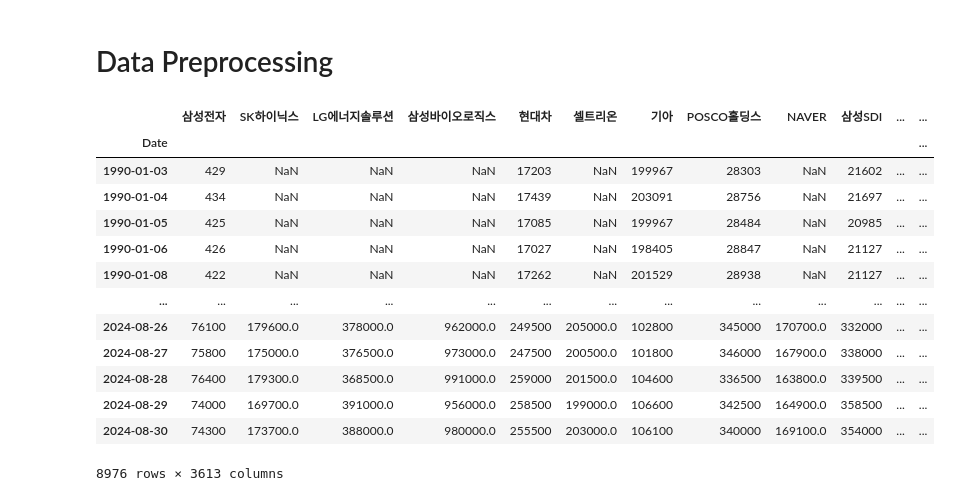
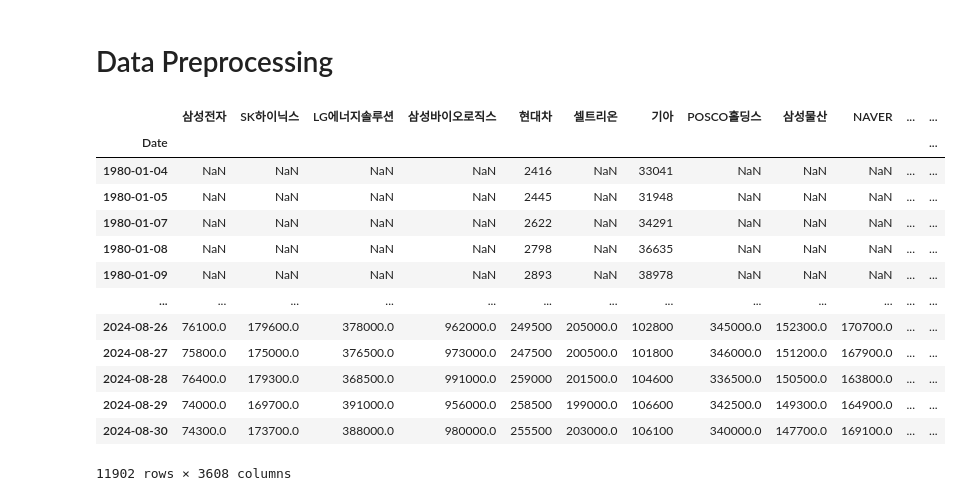
Before and after one commit to jaegu01/ml-stock-market, a Jupyter notebook: main copy.ipynb, the cells around one changed output. Cells and saved outputs as stored; diff of their text form; code cells hidden in the pictures.

```diff
--- a/main copy.ipynb
+++ b/main copy.ipynb
@@ -6,36 +16,37 @@ import numpy as np
 # %%
 industry_df = pd.read_csv("./data/업종거래소.csv", header = [0,1], index_col = 0)
 industry_df = industry_df.xs('거래소 업종 (세부분류)', level=1, axis=1)
 industry_df.dropna(how = 'all', inplace= True)
 industry_df
 financial_industries = [
     '금융',
     '코스피 금융업',
     '코스피 보험',
     '코스피 증권',
     '코스피 은행',
 ]
 
 filter_df = industry_df.iloc[-1]
 columns_to_remove = list(filter_df[filter_df.isin(financial_industries)].index)
 #industry_df = industry_df.drop(columns=columns_to_remove)
-price_df = pd.read_csv("./data/수정주가.csv", thousands= ',', index_col = 0)
+price_df = pd.read_csv("./data/수정주가1980.csv", thousands= ',', index_col = 0)
 price_df = price_df.drop(columns=columns_to_remove)
 price_df.index = pd.to_datetime(price_df.index)
 price_df.index.name = 'Date'
+price_df[price_df <= 1000] = np.nan # 500원 이하 제거함
 price_df
 # %% [output]
-|  | 삼성전자 | SK하이닉스 | LG에너지솔루션 | 삼성바이오로직스 | 현대차 | 셀트리온 | 기아 | POSCO홀딩스 | NAVER | 삼성SDI | ... | ... |
+|  | 삼성전자 | SK하이닉스 | LG에너지솔루션 | 삼성바이오로직스 | 현대차 | 셀트리온 | 기아 | POSCO홀딩스 | 삼성물산 | NAVER | ... | ... |
 | Date |  |  |  |  |  |  |  |  |  |  |  | ... |
-| 1990-01-03 | 429 | NaN | NaN | NaN | 17203 | NaN | 199967 | 28303 | NaN | 21602 | ... | ... |
-| 1990-01-04 | 434 | NaN | NaN | NaN | 17439 | NaN | 203091 | 28756 | NaN | 21697 | ... | ... |
-| 1990-01-05 | 425 | NaN | NaN | NaN | 17085 | NaN | 199967 | 28484 | NaN | 20985 | ... | ... |
-| 1990-01-06 | 426 | NaN | NaN | NaN | 17027 | NaN | 198405 | 28847 | NaN | 21127 | ... | ... |
-| 1990-01-08 | 422 | NaN | NaN | NaN | 17262 | NaN | 201529 | 28938 | NaN | 21127 | ... | ... |
+| 1980-01-04 | NaN | NaN | NaN | NaN | 2416 | NaN | 33041 | NaN | NaN | NaN | ... | ... |
+| 1980-01-05 | NaN | NaN | NaN | NaN | 2445 | NaN | 31948 | NaN | NaN | NaN | ... | ... |
+| 1980-01-07 | NaN | NaN | NaN | NaN | 2622 | NaN | 34291 | NaN | NaN | NaN | ... | ... |
+| 1980-01-08 | NaN | NaN | NaN | NaN | 2798 | NaN | 36635 | NaN | NaN | NaN | ... | ... |
+| 1980-01-09 | NaN | NaN | NaN | NaN | 2893 | NaN | 38978 | NaN | NaN | NaN | ... | ... |
 | ... | ... | ... | ... | ... | ... | ... | ... | ... | ... | ... | ... | ... |
-| 2024-08-26 | 76100 | 179600.0 | 378000.0 | 962000.0 | 249500 | 205000.0 | 102800 | 345000 | 170700.0 | 332000 | ... | ... |
-| 2024-08-27 | 75800 | 175000.0 | 376500.0 | 973000.0 | 247500 | 200500.0 | 101800 | 346000 | 167900.0 | 338000 | ... | ... |
-| 2024-08-28 | 76400 | 179300.0 | 368500.0 | 991000.0 | 259000 | 201500.0 | 104600 | 336500 | 163800.0 | 339500 | ... | ... |
-| 2024-08-29 | 74000 | 169700.0 | 391000.0 | 956000.0 | 258500 | 199000.0 | 106600 | 342500 | 164900.0 | 358500 | ... | ... |
-| 2024-08-30 | 74300 | 173700.0 | 388000.0 | 980000.0 | 255500 | 203000.0 | 106100 | 340000 | 169100.0 | 354000 | ... | ... |
+| 2024-08-26 | 76100.0 | 179600.0 | 378000.0 | 962000.0 | 249500 | 205000.0 | 102800 | 345000.0 | 152300.0 | 170700.0 | ... | ... |
+| 2024-08-27 | 75800.0 | 175000.0 | 376500.0 | 973000.0 | 247500 | 200500.0 | 101800 | 346000.0 | 151200.0 | 167900.0 | ... | ... |
+| 2024-08-28 | 76400.0 | 179300.0 | 368500.0 | 991000.0 | 259000 | 201500.0 | 104600 | 336500.0 | 150500.0 | 163800.0 | ... | ... |
+| 2024-08-29 | 74000.0 | 169700.0 | 391000.0 | 956000.0 | 258500 | 199000.0 | 106600 | 342500.0 | 149300.0 | 164900.0 | ... | ... |
+| 2024-08-30 | 74300.0 | 173700.0 | 388000.0 | 980000.0 | 255500 | 203000.0 | 106100 | 340000.0 | 147700.0 | 169100.0 | ... | ... |
-8976 rows × 3613 columns
+11902 rows × 3608 columns
```
Also changed, not shown: parts of 31 cells of this notebook.
